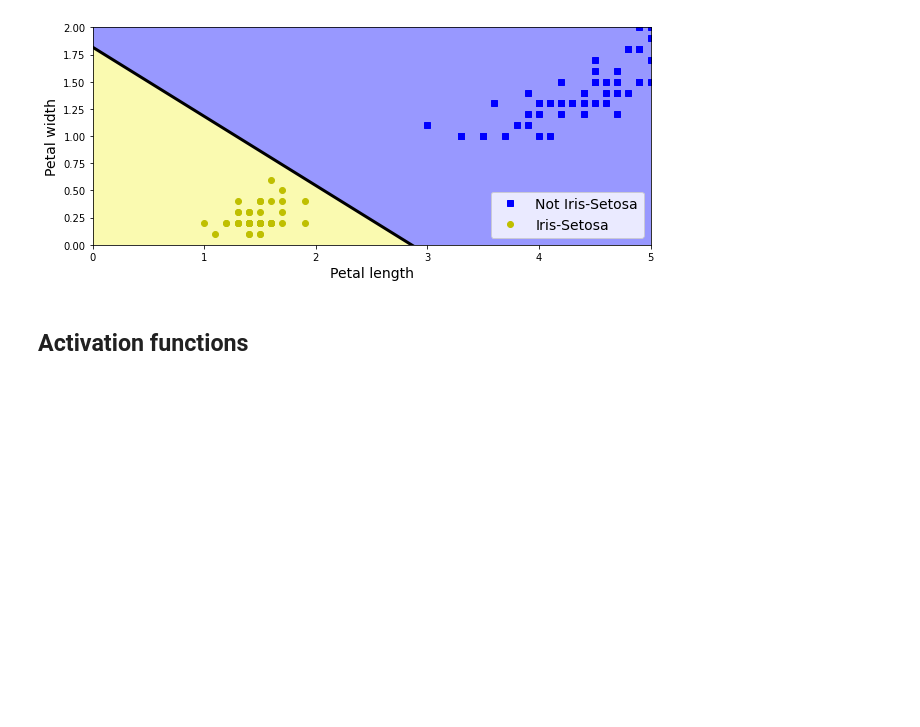
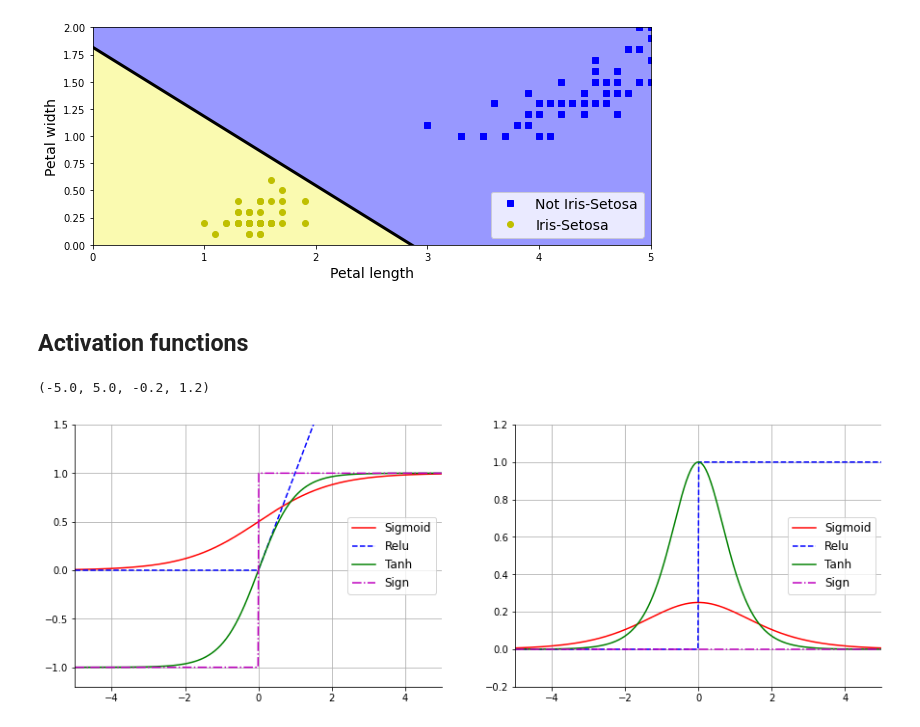
Before and after one commit to wanwanliang/ML_Practice, a Jupyter notebook: Neural_network_intro.ipynb, the cells around one changed output. Drawn from its saved outputs; the diff is of its cells as text; code cells hidden in the pictures; blank space fills up the shorter version.

```diff
--- a/Neural_network_intro.ipynb
+++ b/Neural_network_intro.ipynb
@@ -66,5 +66,50 @@ def sigmoid(z):
 def relu(z):
   return np.maximum(0,z)
 
+def tanh(z):
+  return(np.tanh(z))
+
+def sign(z):
+  return(np.sign(z))
+
+
 def derivative(f, z, eps=0.000001):
-  return (f(z+eps)-f(z-eps))/(2+eps)
+  return (f(z+eps)-f(z-eps))/(2*eps)
+# %%
+x = np.linspace(-5, 5, 500)
+sig = sigmoid(x)
+rel = relu(x)
+tan = tanh(x)
+sig2 = sign(x)
+
+sig_der = derivative(sigmoid, x, eps=0.000001)
+rel_der = derivative(relu, x, eps=1e-6)
+tan_der = derivative(tanh, x, eps=1e-6)
+sig2_der = derivative(sign, x, eps=1e-6)
+
+plt.figure(figsize=(15,5))
+plt.subplot(121)
+plt.grid('True')
+plt.gca().spines['right'].set_color('none')
+plt.gca().spines['top'].set_color('none')
+plt.plot(x, sig, 'r-', label="Sigmoid")
+plt.plot(x, rel, 'b--', label="Relu")
+plt.plot(x, tan,'g-', label="Tanh")
+plt.plot(x, sig2,"m-." ,label="Sign")
+plt.legend(loc="center right", fontsize=12)
+plt.axis([-5,5,-1.2,1.5])
+
+
+plt.subplot(122)
+plt.grid('True')
+plt.gca().spines['right'].set_color('none')
+plt.gca().spines['top'].set_color('none')
+plt.plot(x, sig_der, 'r-', label="Sigmoid")
+plt.plot(x, rel_der, 'b--', label="Relu")
+plt.plot(x, tan_der,'g-', label="Tanh")
+plt.plot(x, sig2_der,"m-." ,label="Sign")
+plt.legend(loc="center right", fontsize=12)
+plt.axis([-5,5,-0.2,1.2])
+# %% [output]
+(-5.0, 5.0, -0.2, 1.2)
+[figure, added]
```
